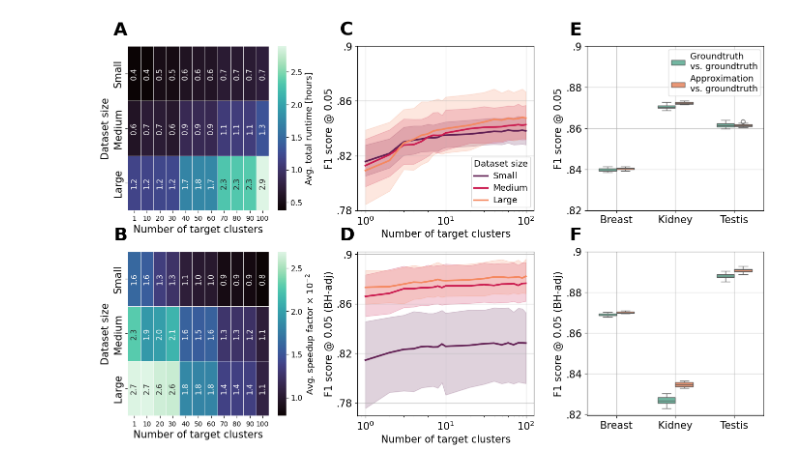
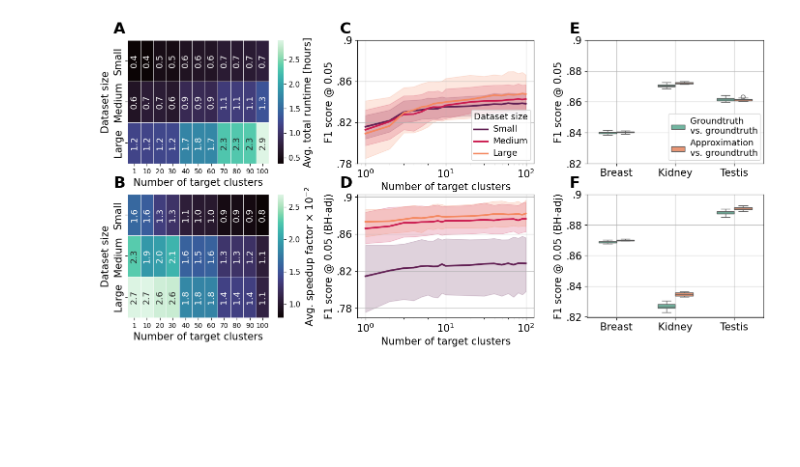
Before and after one commit to bionetslab/SignifiKANTE_Results, a Jupyter notebook: scripts/plotting/plot_best_results.ipynb, the cells around one changed output. Drawn from its saved outputs; the diff is of its cells as text; code cells hidden in the pictures; blank space fills up the shorter version.

Commit message:
Update main and supplement plotting data and scripts.

```diff
--- a/scripts/plotting/plot_best_results.ipynb
+++ b/scripts/plotting/plot_best_results.ipynb
@@ -18,9 +18,9 @@ def format_ticks(y, _):
             s = s.replace('0.', '.')
         return s
 # %%
-gt_df_005 = pd.read_csv("/home/wollerf/Projects/GRN-FinDeR_Results.git/results/manuscript/groundtruth_variation/groundtruth_variation_results_005.csv", index_col=0)
-gt_df_001 = pd.read_csv("/home/wollerf/Projects/GRN-FinDeR_Results.git/results/manuscript/groundtruth_variation/groundtruth_variation_results_001.csv", index_col=0)
-approx_results_path = "../../results/manuscript/groundtruth_variation/random_100_targets_wasserstein_against_ten_groundtruths.csv"
+gt_df_005 = pd.read_csv("/home/wollerf/Projects/SignifiKANTE_Results.git/results/groundtruth_variation_results_005.csv", index_col=0)
+gt_df_001 = pd.read_csv("/home/wollerf/Projects/SignifiKANTE_Results.git/results/groundtruth_variation_results_001.csv", index_col=0)
+approx_results_path = "../../results/random_100_targets_wasserstein_against_ten_groundtruths.csv"
 approx_df = pd.read_csv(approx_results_path)
 approx_df = approx_df[approx_df['tissue'].isin(['Breast', 'Testis', 'Kidney'])]
 
@@ -52,7 +52,7 @@ def plot_random_target_results(results_path : str):
     results_df['abs_time_saving'] = results_df['abs_time_saving']/3600.0
 
     # Load BH-corrected results.
-    bh_path = "../../results/manuscript/random_targets_wasserstein_benjamini_hb_all_tissues.csv"
+    bh_path = "../../results/random_targets_wasserstein_benjamini_hb_all_tissues.csv"
     bh_df = pd.read_csv(bh_path)
 
     # Transfer samples column to BH df.
@@ -66,7 +66,7 @@ def plot_random_target_results(results_path : str):
 
     # Create one large mosaic plot.
     fig, axs = plt.subplot_mosaic([['A', 'C', 'E'], ['B', 'D', 'F']])
-    fig.set_size_inches(14, 9)
+    fig.set_size_inches(14, 7)
     axs_list = list(axs.values())
     label_fontsize = 15
 
@@ -155,7 +155,7 @@ def plot_random_target_results(results_path : str):
         linecolor='white',
         annot=annot_labels,
         annot_kws={
-        "size": label_fontsize - 4,
+        "size": label_fontsize - 2,
         "rotation": 90,     # 🔹 rotate text inside cells (degrees)
         "ha": "center",     # horizontal alignment (e.g., 'center', 'left', 'right')
         "va": "center"      # vertical alignment (e.g., 'center', 'top', 'bottom')
@@ -167,7 +167,7 @@ def plot_random_target_results(results_path : str):
 
     # --- Format colorbar and axes ---
     cbar = heat1.collections[0].colorbar
-    cbar.ax.yaxis.label.set_size(label_fontsize-2)
+    cbar.ax.yaxis.label.set_size(label_fontsize)
     cbar.ax.tick_params(labelsize=label_fontsize - 4)
 
     axs['A'].set_xlabel('Number of target clusters', fontsize=label_fontsize)
@@ -202,7 +202,7 @@ def plot_random_target_results(results_path : str):
     cbar_kws={'label': r'Avg. speedup factor × $10^{-2}$'},
     ax=axs['B'],
     annot_kws={
-        "size": label_fontsize - 4,
+        "size": label_fontsize-2,
         "rotation": 90,     # 🔹 rotate text inside cells (degrees)
         "ha": "center",     # horizontal alignment (e.g., 'center', 'left', 'right')
         "va": "center"      # vertical alignment (e.g., 'center', 'top', 'bottom')
@@ -211,7 +211,7 @@ def plot_random_target_results(results_path : str):
 
     cbar = heat2.collections[0].colorbar
     cbar.set_ticks([1.0, 1.5, 2.0, 2.5])
-    cbar.ax.yaxis.label.set_size(label_fontsize-2)
+    cbar.ax.yaxis.label.set_size(label_fontsize)
     cbar.ax.tick_params(labelsize=label_fontsize - 4)
 
     axs['B'].set_xlabel('Number of target clusters', fontsize=label_fontsize)
@@ -244,41 +244,41 @@ def plot_random_target_results(results_path : str):
         axs['E'].grid(True, alpha=0.8)
 
     # Plot F. Groundtruth-groundtruth analysis on BH corrected P-values.
-    bh_gt = pd.read_csv("../../results/manuscript/groundtruth_variation_results_with_benjamini_hb.csv")
+    bh_gt = pd.read_csv("../../results/groundtruth_variation_results_with_benjamini_hb.csv")
     bh_gt = bh_gt.sort_values(by='mode', ascending=False)
     bh_gt = bh_gt.sort_values(by='tissue', ascending=True)
     sns.boxplot(data=bh_gt, x='tissue', y='f1', hue="mode", ax=axs['F'], palette="Set2", width=0.6)
     axs['F'].set_xlabel('', fontsize=label_fontsize)
     axs['F'].set_ylabel('F1 score @ 0.05 (BH-adj)', fontsize=label_fontsize)
     axs['F'].set_yticks([0.82, 0.84, 0.86, 0.88, 0.9])
     axs['F'].tick_params(axis='x', labelsize=label_fontsize)
     axs['F'].tick_params(axis='y', labelsize=label_fontsize)
     axs['F'].yaxis.set_major_formatter(FuncFormatter(format_ticks))
     axs['F'].grid(True, alpha=0.8)
 
     # Remove individual legends
     #axs['E'].legend_.remove()
     axs['F'].legend_.remove()
 
     labels = {'A': 'A', 'B': 'B', 'C': 'C', 'D': 'D', 'E':'E', 'F': 'F'}
 
     for key, label in labels.items():
         ax = axs[key]
         ax.text(
             -0.1, 1.15, label,  # x, y (in axes fraction coords)
             transform=ax.transAxes,
-            fontsize=27,
+            fontsize=23,
             fontweight='bold',
             va='top',
             ha='left'
         )
 
     fig.tight_layout()
     fig.subplots_adjust(hspace=0.25, wspace=0.3)
     #plt.show()
-    plt.savefig("approximation_runtime_results_signifikante.pdf", format='pdf', bbox_inches='tight')
+    plt.savefig("approximation_runtime_results_signifikante_smaller.pdf", format='pdf', bbox_inches='tight')
 
-results_path = "../../results/manuscript/random_targets_wasserstein_all_tissues_with_samples.csv"
+results_path = "../../results/random_targets_wasserstein_all_tissues_with_samples.csv"
 plot_random_target_results(results_path)
 # %% [output]
-[figure, old version]
+[figure, new version]
```
Also changed, not shown: 20 other files.
